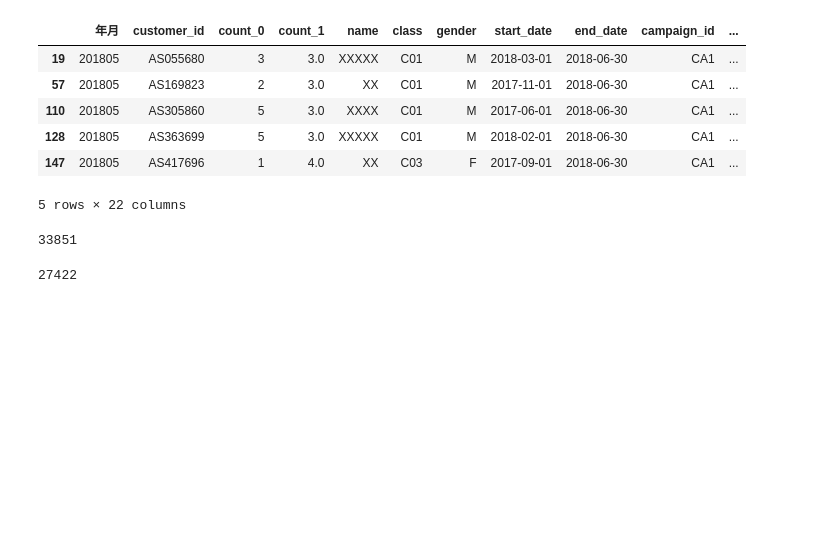
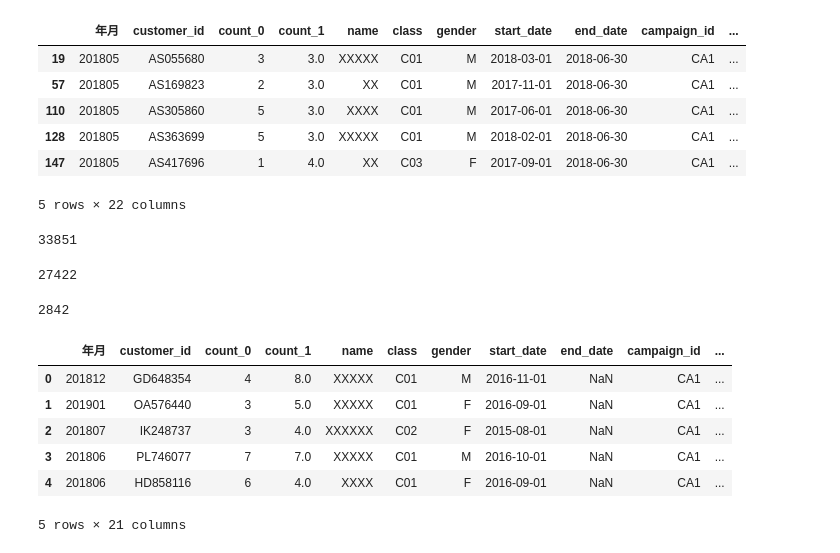
Before and after one commit to zaxirolls/learn, a Jupyter notebook: pythonknock100/サンプルコード_20200325 2/5章/ch5.ipynb, the cells around one changed output. Cells and saved outputs as stored; diff of their text form; code cells hidden in the pictures; blank space fills up the shorter version.

```diff
--- a/pythonknock100/サンプルコード_20200325 2/5章/ch5.ipynb
+++ b/pythonknock100/サンプルコード_20200325 2/5章/ch5.ipynb
@@ -166,3 +166,17 @@ conti_uselog = conti_uselog.dropna(subset=["name"])
 print(len(conti_uselog))
 # %% [output]
 27422
+# %%
+conti_uselog = conti_uselog.sample(frac=1).reset_index(drop=True)
+conti_uselog = conti_uselog.drop_duplicates(subset="customer_id")
+print(len(conti_uselog))
+conti_uselog.head()
+# %% [output]
+2842
+|  | 年月 | customer_id | count_0 | count_1 | name | class | gender | start_date | end_date | campaign_id | ... |
+| 0 | 201812 | GD648354 | 4 | 8.0 | XXXXX | C01 | M | 2016-11-01 | NaN | CA1 | ... |
+| 1 | 201901 | OA576440 | 3 | 5.0 | XXXXX | C01 | F | 2016-09-01 | NaN | CA1 | ... |
+| 2 | 201807 | IK248737 | 3 | 4.0 | XXXXXX | C02 | F | 2015-08-01 | NaN | CA1 | ... |
+| 3 | 201806 | PL746077 | 7 | 7.0 | XXXXX | C01 | M | 2016-10-01 | NaN | CA1 | ... |
+| 4 | 201806 | HD858116 | 6 | 4.0 | XXXX | C01 | F | 2016-09-01 | NaN | CA1 | ... |
+5 rows × 21 columns
```
Also changed, not shown: parts of 18 cells of this notebook.
